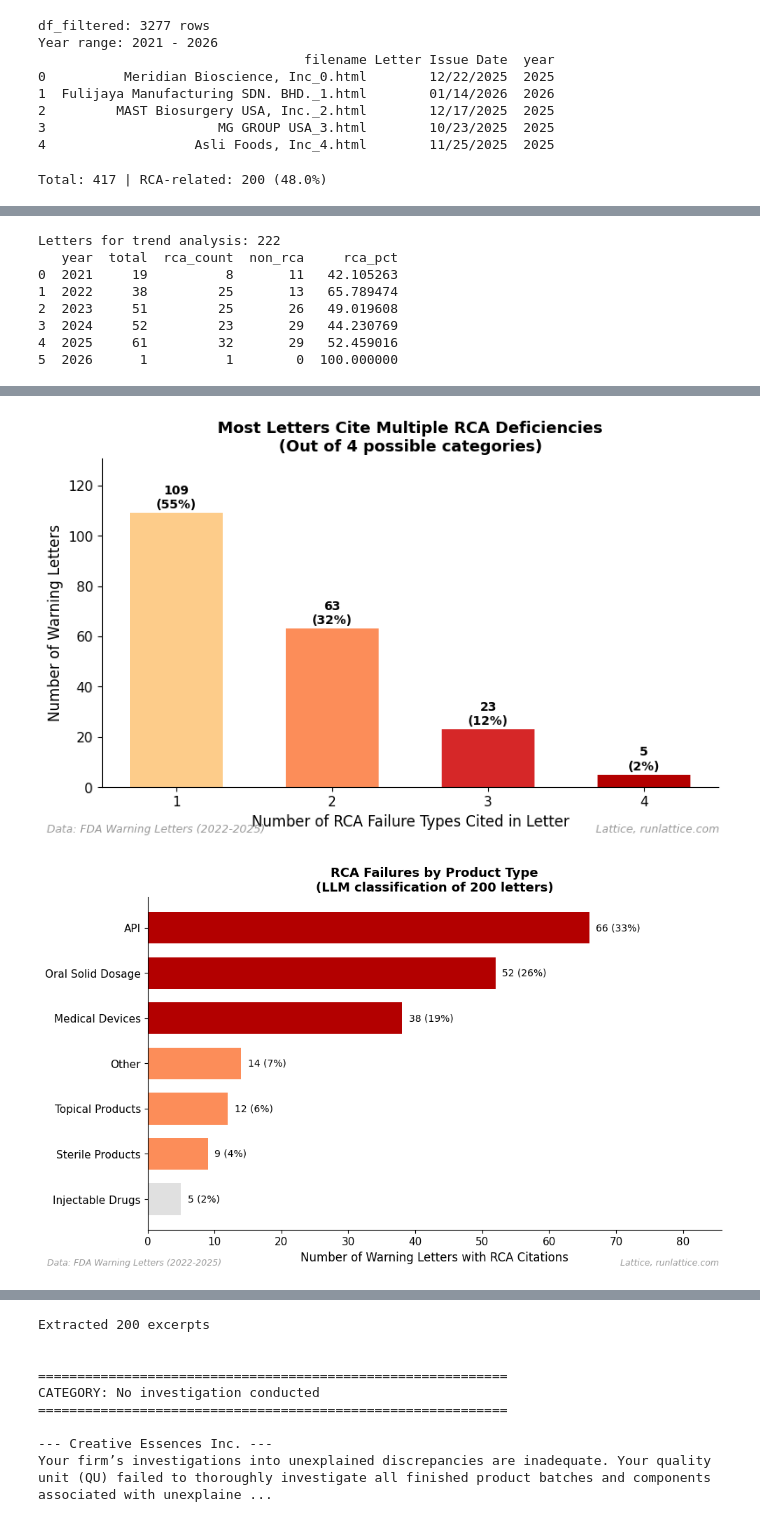
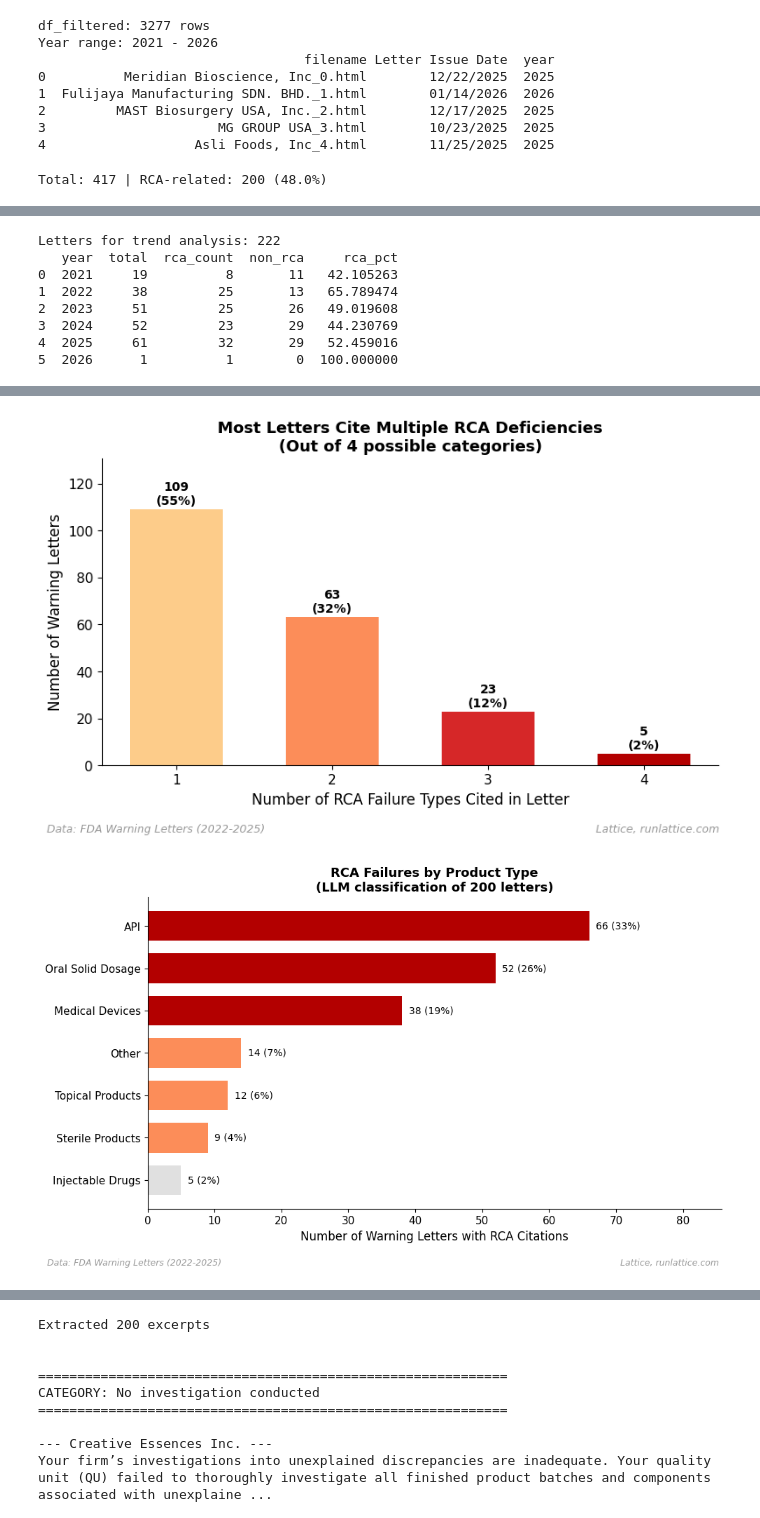
Before and after one commit to Auxiliary-Machines/fda-warning-letter-analysis, a Jupyter notebook: fda_warning_letter_analysis.ipynb, the cells around one changed output, grey strips where cells are left out. Drawn from its saved outputs; the diff is of its cells as text; code cells hidden in the pictures.

Commit message:
fix: increase bottom margin in figures to prevent overlap between watermark and content

```diff
--- a/fda_warning_letter_analysis.ipynb
+++ b/fda_warning_letter_analysis.ipynb
@@ -744,7 +744,7 @@ ax.legend(
 )
 
 add_watermark(fig)
-plt.tight_layout()
+plt.tight_layout(rect=[0, 0.05, 1, 1])
 plt.savefig(
     "results/figures/01_headline_donut.png",
     dpi=150,
@@ -784,7 +784,7 @@ for i, (idx, row) in enumerate(df_plot.iterrows()):
 
 ax.set_xlim(0, df_plot["count"].max() * 1.25)
 add_watermark(fig)
-plt.tight_layout()
+plt.tight_layout(rect=[0, 0.05, 1, 1])
 plt.savefig(
     "results/figures/02_category_breakdown.png",
     dpi=150,
@@ -890,7 +890,7 @@ for _, row in yearly.iterrows():
     )
 
 add_watermark(fig)
-plt.tight_layout()
+plt.tight_layout(rect=[0, 0.05, 1, 1])
 plt.savefig(
     "results/figures/03_year_trend.png",
     dpi=150,
@@ -937,7 +937,7 @@ for i, (idx, val) in enumerate(overlap_counts.items()):
 
 ax.set_ylim(0, overlap_counts.max() * 1.2)
 add_watermark(fig)
-plt.tight_layout()
+plt.tight_layout(rect=[0, 0.05, 1, 1])
 plt.savefig(
     "results/figures/04_category_overlap.png",
     dpi=150,
@@ -1022,7 +1022,7 @@ for i, (name, count) in enumerate(
 
 ax.set_xlim(0, product_counts.max() * 1.3)
 add_watermark(fig)
-plt.tight_layout()
+plt.tight_layout(rect=[0, 0.05, 1, 1])
 plt.savefig(
     "results/figures/05_product_type.png",
     dpi=150,
@@ -1100,7 +1100,7 @@ for i, (name, count) in enumerate(
 
 ax.set_xlim(0, cause_counts.max() * 1.3)
 add_watermark(fig)
-plt.tight_layout()
+plt.tight_layout(rect=[0, 0.05, 1, 1])
 plt.savefig(
     "results/figures/06_claimed_causes.png",
     dpi=150,
@@ -1161,7 +1161,7 @@ ax.legend(
 )
 
 add_watermark(fig)
-plt.tight_layout()
+plt.tight_layout(rect=[0, 0.05, 1, 1])
 plt.savefig(
     "results/figures/07_waffle_chart.png",
     dpi=150,
@@ -1206,2 +1206,2 @@ Letters for trend analysis: 222
-[figure, old version]
+[figure, new version]
-[figure, old version]
+[figure, new version]
```
Also changed, not shown: parts of 1 cell of this notebook, 7 other files.
